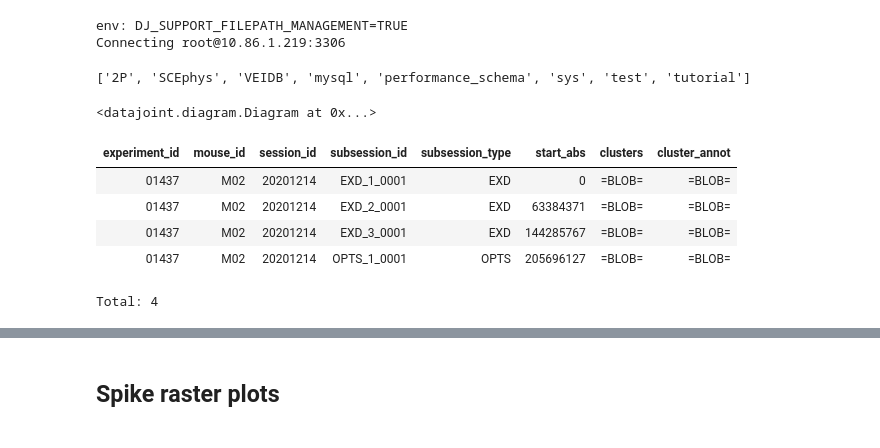
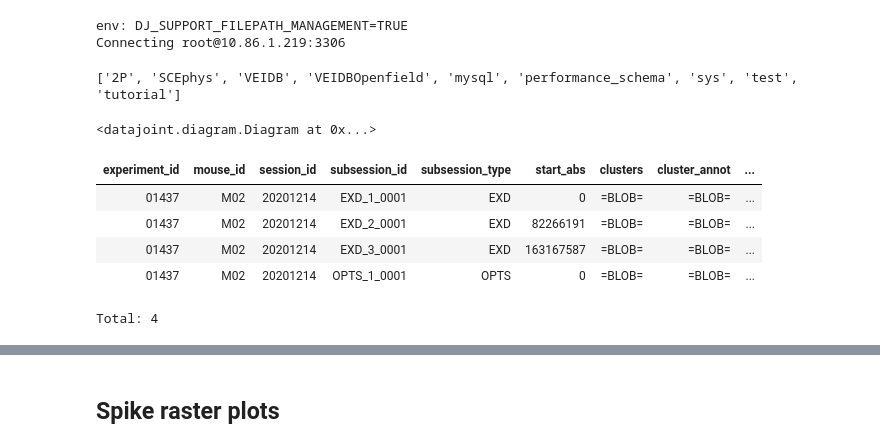
Before and after one commit to bramn22/DatajointVEIDB, a Jupyter notebook: notebooks/habituation_trials.ipynb, the cells around one changed output, grey strips where cells are left out. Drawn from its saved outputs; the diff is of its cells as text; code cells hidden in the pictures.

```diff
--- a/notebooks/habituation_trials.ipynb
+++ b/notebooks/habituation_trials.ipynb
@@ -7,11 +7,13 @@ dj.config['database.password'] = 'retina'
 dj.config["enable_python_native_blobs"] = True # Only for testing in dj0.12 (https://github.com/datajoint/datajoint-python#python-native-blobs)
 
 %env DJ_SUPPORT_FILEPATH_MANAGEMENT=TRUE
+import os
+os.chdir('..')
 
 import main
-drive_path = r"\\NERFHF01/djnerf1/VEIDB/"
-# data_path = r"Y:\Data"
-data_path =r"V:\Data/"
+import seaborn as sns
+drive_path = r"U:\VEIDB/"
+data_path = r"V:\Data"
 ft = main.load(drive_path, data_path)
 # %% [output]
 env: DJ_SUPPORT_FILEPATH_MANAGEMENT=TRUE
@@ -32,7 +34,7 @@ if not os.path.isdir(results_path):
 print(dj.list_schemas())
 dj.Di(ft.schema)
 # %% [output]
-['2P', 'SCEphys', 'VEIDB', 'mysql', 'performance_schema', 'sys', 'test', 'tutorial']
+['2P', 'SCEphys', 'VEIDB', 'VEIDBOpenfield', 'mysql', 'performance_schema', 'sys', 'test', 'tutorial']
 <datajoint.diagram.Diagram at 0x...>
 # %%
 exp_table = ft.Experiment()
@@ -48,9 +62,9 @@ trial_events_table = ft.event_tables.TrialEvents()
 # %%
-subsess_spikes_table
+subsess_spikes_table & {'experiment_id': '01437'}
 # %% [output]
-| experiment_id | mouse_id | session_id | subsession_id | subsession_type | start_abs | clusters | cluster_annot |
-| 01437 | M02 | 20201214 | EXD_1_0001 | EXD | 0 | =BLOB= | =BLOB= |
-| 01437 | M02 | 20201214 | EXD_2_0001 | EXD | 63384371 | =BLOB= | =BLOB= |
-| 01437 | M02 | 20201214 | EXD_3_0001 | EXD | 144285767 | =BLOB= | =BLOB= |
-| 01437 | M02 | 20201214 | OPTS_1_0001 | OPTS | 205696127 | =BLOB= | =BLOB= |
+| experiment_id | mouse_id | session_id | subsession_id | subsession_type | start_abs | clusters | cluster_annot | ... |
+| 01437 | M02 | 20201214 | EXD_1_0001 | EXD | 0 | =BLOB= | =BLOB= | ... |
+| 01437 | M02 | 20201214 | EXD_2_0001 | EXD | 82266191 | =BLOB= | =BLOB= | ... |
+| 01437 | M02 | 20201214 | EXD_3_0001 | EXD | 163167587 | =BLOB= | =BLOB= | ... |
+| 01437 | M02 | 20201214 | OPTS_1_0001 | OPTS | 0 | =BLOB= | =BLOB= | ... |
 Total: 4
```
Also changed, not shown: parts of 15 cells of this notebook, 4 other files.
